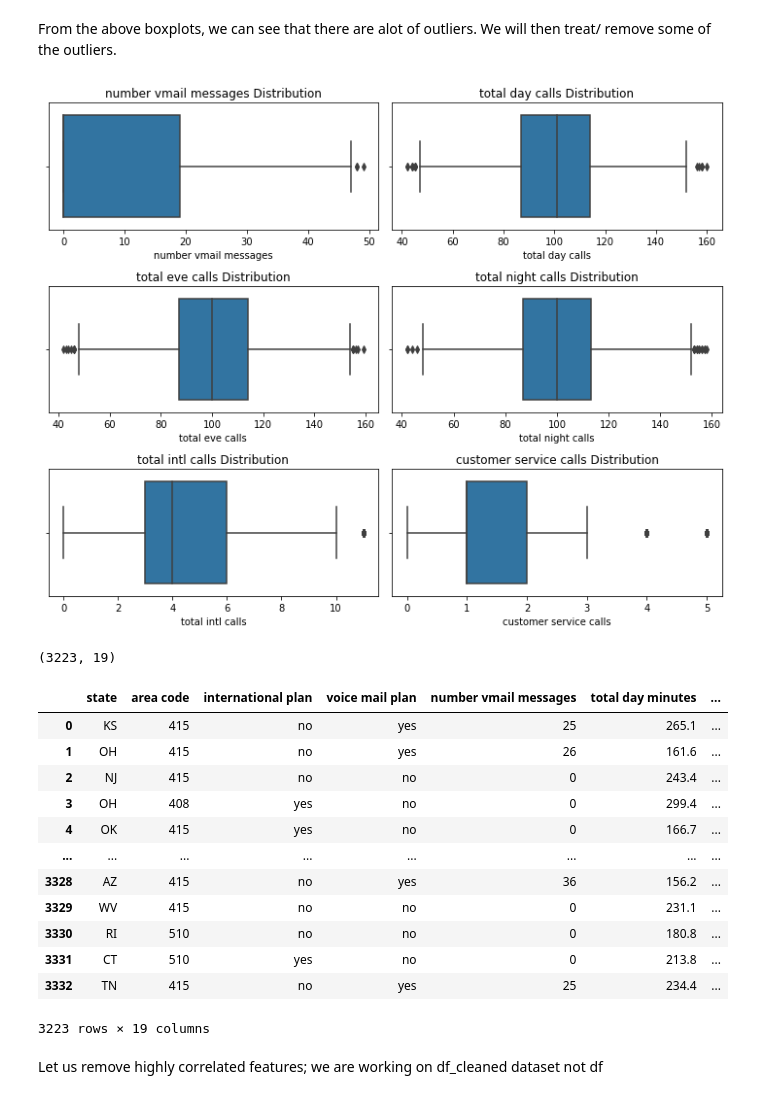
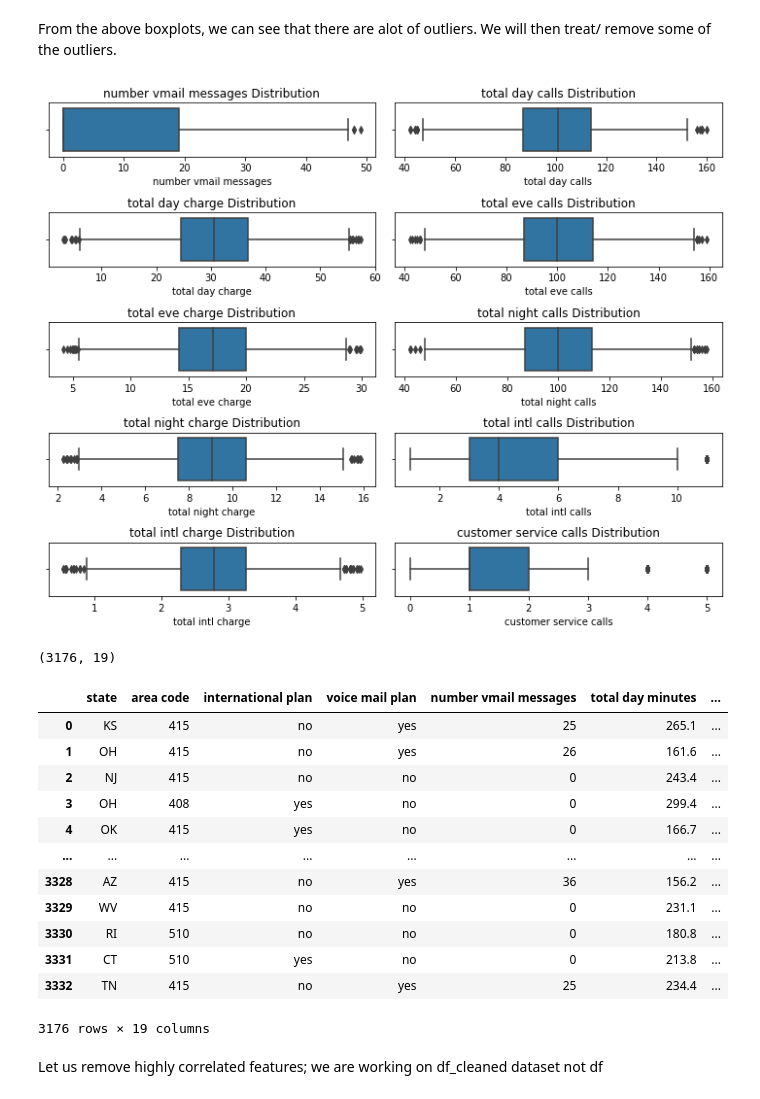
Before and after one commit to Amoskipkirui/Customer-churn-analysis, a Jupyter notebook: index.ipynb, the cells around one changed output. Cells and saved outputs as stored; diff of their text form; code cells hidden in the pictures.

```diff
--- a/index.ipynb
+++ b/index.ipynb
@@ -317,57 +318,44 @@ The perfect correlation in this perspective is expected because the number of mi
 # %% [markdown]
 From the above boxplots, we can see that there are alot of outliers. We will then treat/ remove some of the outliers.
 # %%
-cols =  ['number vmail messages','total day calls','total eve calls',
-               'total night calls','total intl calls',
-                'customer service calls']
+cols = ['number vmail messages','total day calls','total day charge','total eve calls',
+                'total eve charge','total night calls','total night charge','total intl calls',
+                'total intl charge','customer service calls']
 # %%
-import pandas as pd
-import matplotlib.pyplot as plt
-import seaborn as sns
+
 
 def remove_outliers(df, columns, threshold=3):
-    """
-    Remove outliers from specified columns of a DataFrame based on Z-score.
 
-    Args:
-        df (pandas.DataFrame): Input DataFrame.
-        columns (list): List of column names to remove outliers from.
-        threshold (float): Z-score threshold for considering a value as an outlier.
-                           Default is 3, which is a common choice.
-
-    Returns:
-        pandas.DataFrame: DataFrame with outliers removed.
-    """
     df_cleaned = df.copy()  # Create a copy of the DataFrame
 
     for column in columns:
         z_scores = (df[column] - df[column].mean()) / df[column].std()  # Calculate Z-scores
         outliers = df_cleaned.loc[abs(z_scores) > threshold]  # Find outliers based on threshold
         df_cleaned = df_cleaned.drop(outliers.index)  # Remove outliers from the DataFrame
 
     return df_cleaned
 
 
 # Specify the columns to remove outliers from
 columns_to_remove_outliers = cols
 
 # Remove outliers from the DataFrame
 df_cleaned = remove_outliers(df, columns_to_remove_outliers)
 
 # Plot box plots for the cleaned DataFrame
 plt.figure(figsize=(10, 8))
 for i, column in enumerate(columns_to_remove_outliers):
     plt.subplot(len(columns_to_remove_outliers)//2 + len(columns_to_remove_outliers)%2, 2, i+1)
     sns.boxplot(data=df_cleaned, x=column)
     plt.title(f"{column} Distribution")
 plt.tight_layout()
 plt.show()
 # %% [output]
-[figure, old version]
+[figure, new version]
 # %%
 df_cleaned.shape
 # %% [output]
-(3223, 19)
+(3176, 19)
 # %%
 df_cleaned
 # %% [output]
@@ -383,7 +371,7 @@ df_cleaned
 | 3330 | RI | 510 | no | no | 0 | 180.8 | ... |
 | 3331 | CT | 510 | yes | no | 0 | 213.8 | ... |
 | 3332 | TN | 415 | no | yes | 25 | 234.4 | ... |
-3223 rows × 19 columns
+3176 rows × 19 columns
 # %% [markdown]
 Let us remove highly correlated features; we are working on df_cleaned dataset not df
 # %%
```
Also changed, not shown: parts of 30 cells of this notebook.
